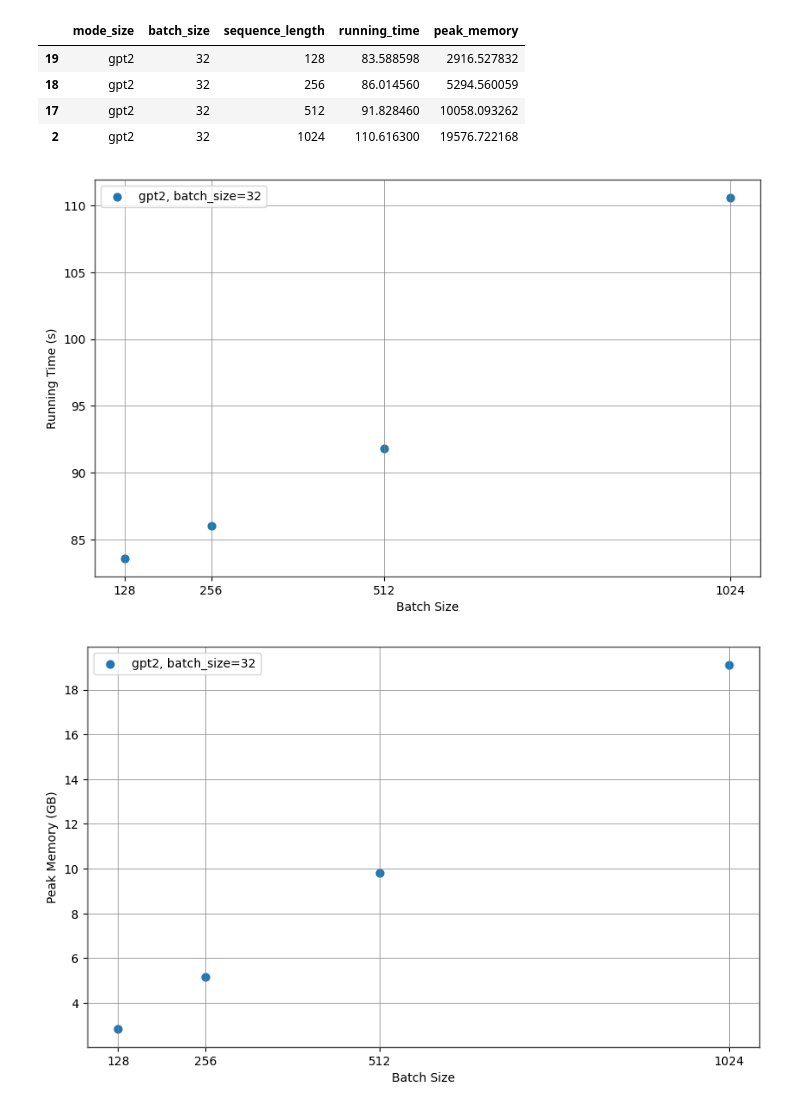
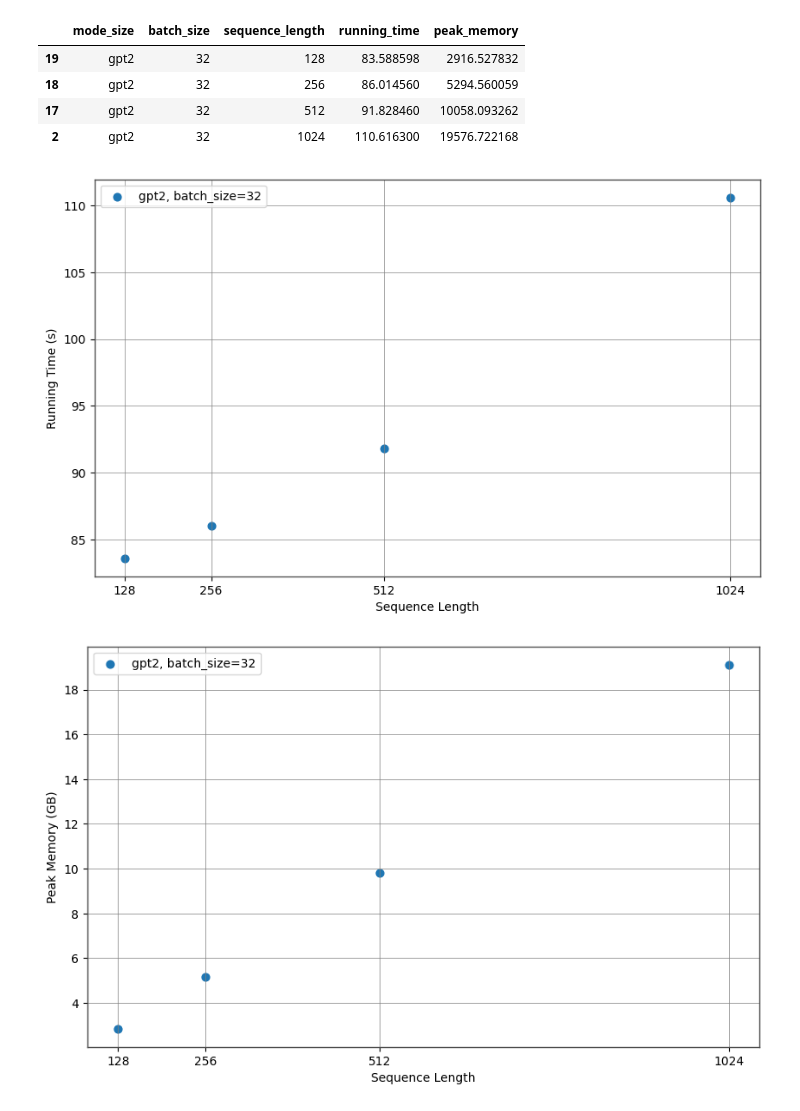
Before and after one commit to zymko/LLMs-Inference, a Jupyter notebook: plot.ipynb, the cells around one changed output. Saved outputs shown, nothing was run; the diff lists cells and outputs as text; code cells hidden in the pictures.

```diff
--- a/plot.ipynb
+++ b/plot.ipynb
@@ -90,28 +90,28 @@ df_5
 # %%
 fig, ax = plt.subplots(figsize=(10, 6))
 
 x = df_1['batch_size'] // 4
 
 ax.scatter(x, df_5['running_time'], color='#1f77b4', marker='o', s=40, label='gpt2, batch_size=32')
 # ax.scatter(x, df_2['running_time'], color='#ff7f0e', marker='s', s=40, label='seq_length=256')
 # ax.scatter(x, df_3['running_time'], color='#2ca02c', marker='^', s=40, label='seq_length=512')
 # ax.scatter(x, df_4['running_time'], color='#d62728', marker='^', s=40, label='seq_length=1024')
 
-ax.set_xlabel("Batch Size")
+ax.set_xlabel("Sequence Length")
 ax.set_ylabel('Running Time (s)')
 
 ax.set_xticks([1, 2, 4, 8])
 ax.set_xticklabels(['128','256', '512', '1024'])
 ax.grid(True, color='gray', linewidth=0.5)
 ax.legend()
 
 for spine in ax.spines.values():
     spine.set_edgecolor('#4D4D4D')
     spine.set_linewidth(1)
 
 plt.savefig(f"gpt_results/running_time_s.png")
 # %% [output]
-[figure, old version]
+[figure, new version]
 # %%
 fig, ax = plt.subplots(figsize=(10, 6))
 
@@ -120,7 +120,7 @@ x = df_1['batch_size'] // 4
 ax.scatter(x, df_5['peak_memory']/1024, color='#1f77b4', marker='o', s=40, label='gpt2, batch_size=32')
 
 
-ax.set_xlabel("Batch Size")
+ax.set_xlabel("Sequence Length")
 ax.set_ylabel('Peak Memory (GB)')
 
 ax.set_xticks([1, 2, 4, 8])
@@ -134,4 +134,4 @@ for spine in ax.spines.values():
 
 plt.savefig(f"gpt_results/peak_memory_s.png")
 # %% [output]
-[figure, old version]
+[figure, new version]
```
Also changed, not shown: parts of 3 cells of this notebook, 2 other files.
